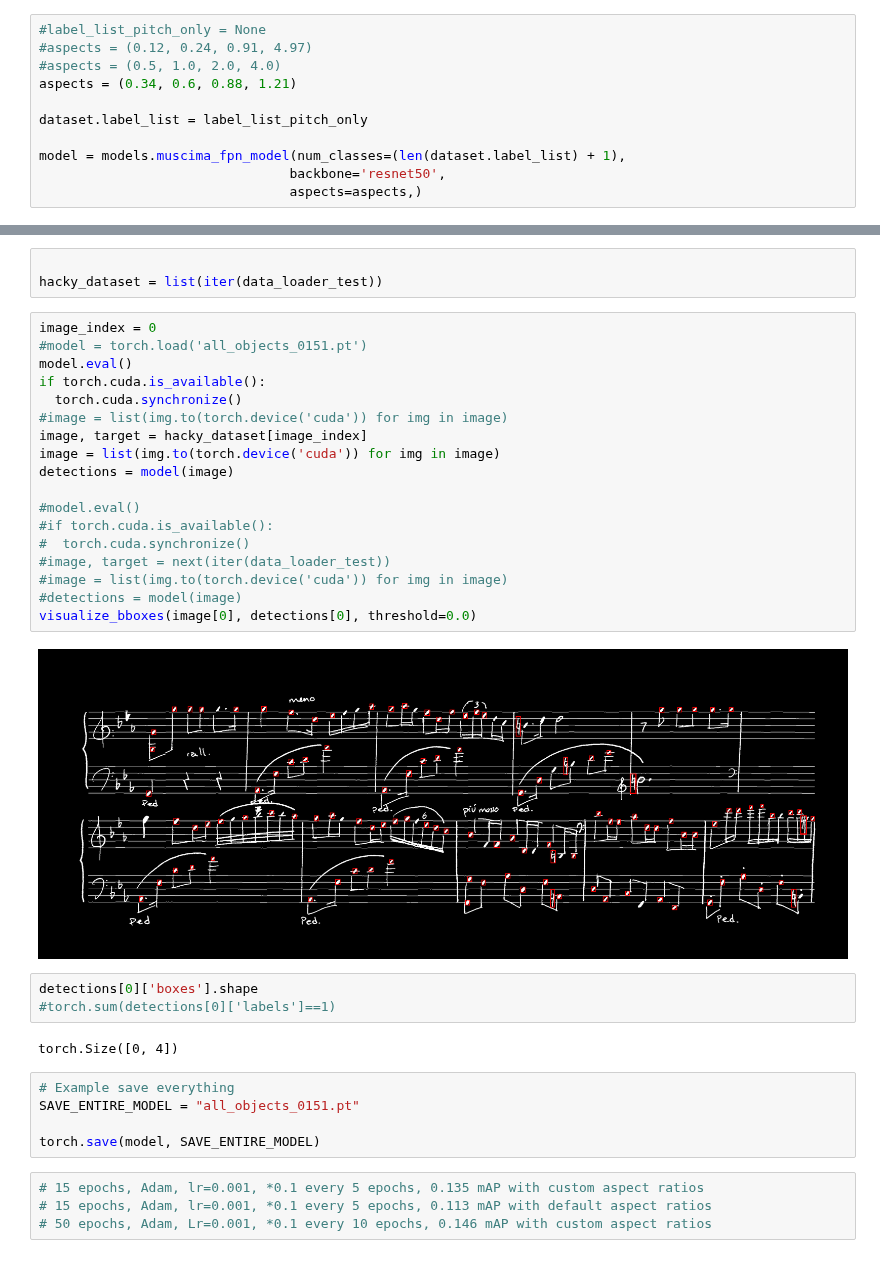
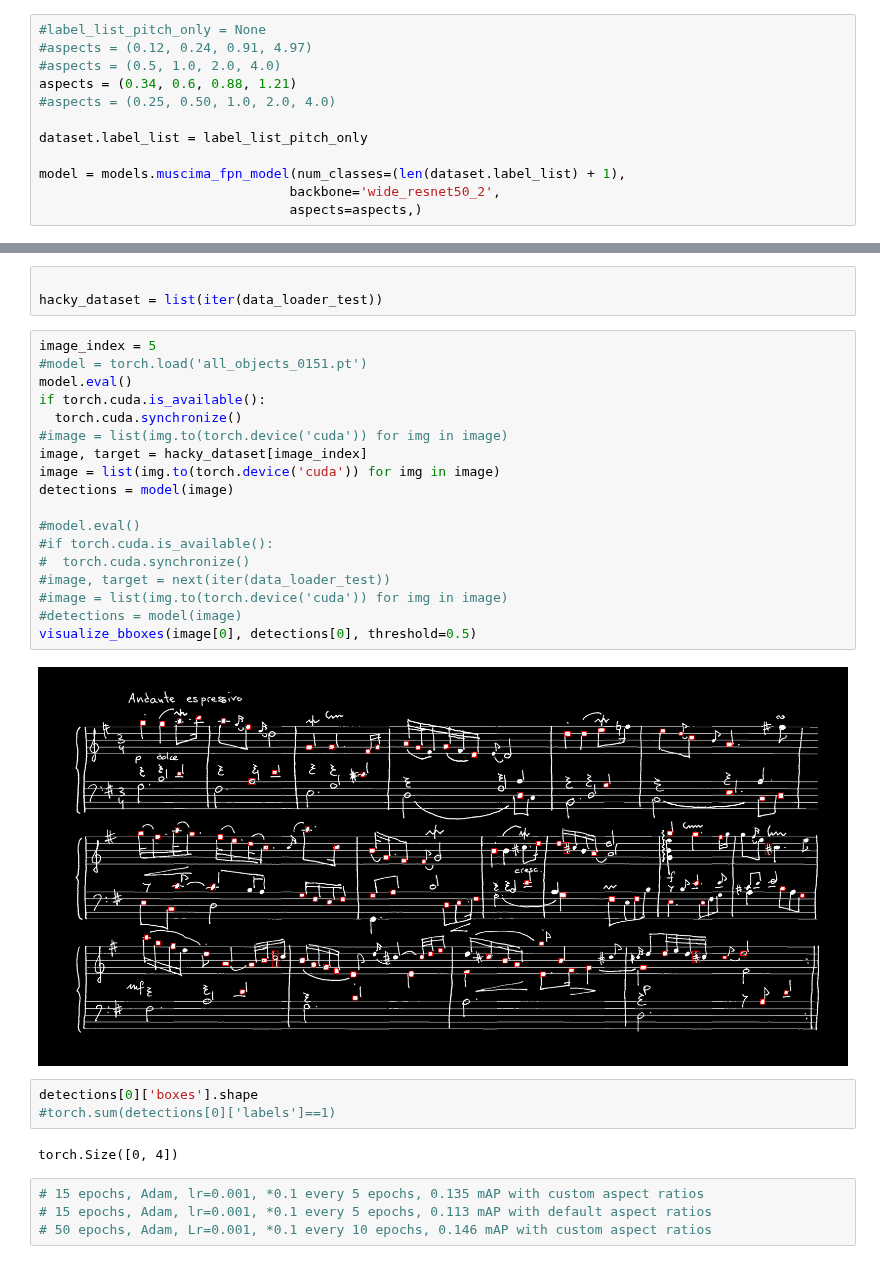
Before and after one commit to cakarsubasi/omrtorch, a Jupyter notebook: Week_8.ipynb, the cells around one changed output, grey strips where cells are left out. Cells and saved outputs as stored; diff of their text form.

```diff
--- a/Week_8.ipynb
+++ b/Week_8.ipynb
@@ -67,11 +66,12 @@ label_list_pitch_only = ['noteheadFull', 'noteheadHalf', 'noteheadWhole', 'accid
 #aspects = (0.12, 0.24, 0.91, 4.97)
 #aspects = (0.5, 1.0, 2.0, 4.0)
 aspects = (0.34, 0.6, 0.88, 1.21)
+#aspects = (0.25, 0.50, 1.0, 2.0, 4.0)
 
 dataset.label_list = label_list_pitch_only
 
 model = models.muscima_fpn_model(num_classes=(len(dataset.label_list) + 1),
-                                backbone='resnet50',
+                                backbone='wide_resnet50_2',
                                 aspects=aspects,)
 # %%
 #images, targets = next(iter(dataloader))
@@ -240,35 +223,30 @@ def visualize_bboxes(image, target, labels=None, threshold=0.5):
 
 hacky_dataset = list(iter(data_loader_test))
 # %%
-image_index = 0
+image_index = 5
 #model = torch.load('all_objects_0151.pt')
 model.eval()
 if torch.cuda.is_available():
   torch.cuda.synchronize()
 #image = list(img.to(torch.device('cuda')) for img in image)
 image, target = hacky_dataset[image_index]
 image = list(img.to(torch.device('cuda')) for img in image)
 detections = model(image)
 
 #model.eval()
 #if torch.cuda.is_available():
 #  torch.cuda.synchronize()
 #image, target = next(iter(data_loader_test))
 #image = list(img.to(torch.device('cuda')) for img in image)
 #detections = model(image)
-visualize_bboxes(image[0], detections[0], threshold=0.0)
+visualize_bboxes(image[0], detections[0], threshold=0.5)
 # %% [output]
-[figure, old version]
+[figure, new version]
 # %%
 detections[0]['boxes'].shape
 #torch.sum(detections[0]['labels']==1)
 # %% [output]
 torch.Size([0, 4])
-# %%
-# Example save everything
-SAVE_ENTIRE_MODEL = "all_objects_0151.pt"
-
-torch.save(model, SAVE_ENTIRE_MODEL)
 # %%
 # 15 epochs, Adam, lr=0.001, *0.1 every 5 epochs, 0.135 mAP with custom aspect ratios
 # 15 epochs, Adam, lr=0.001, *0.1 every 5 epochs, 0.113 mAP with default aspect ratios
```
Also changed, not shown: parts of 6 cells of this notebook, 1 other file.
